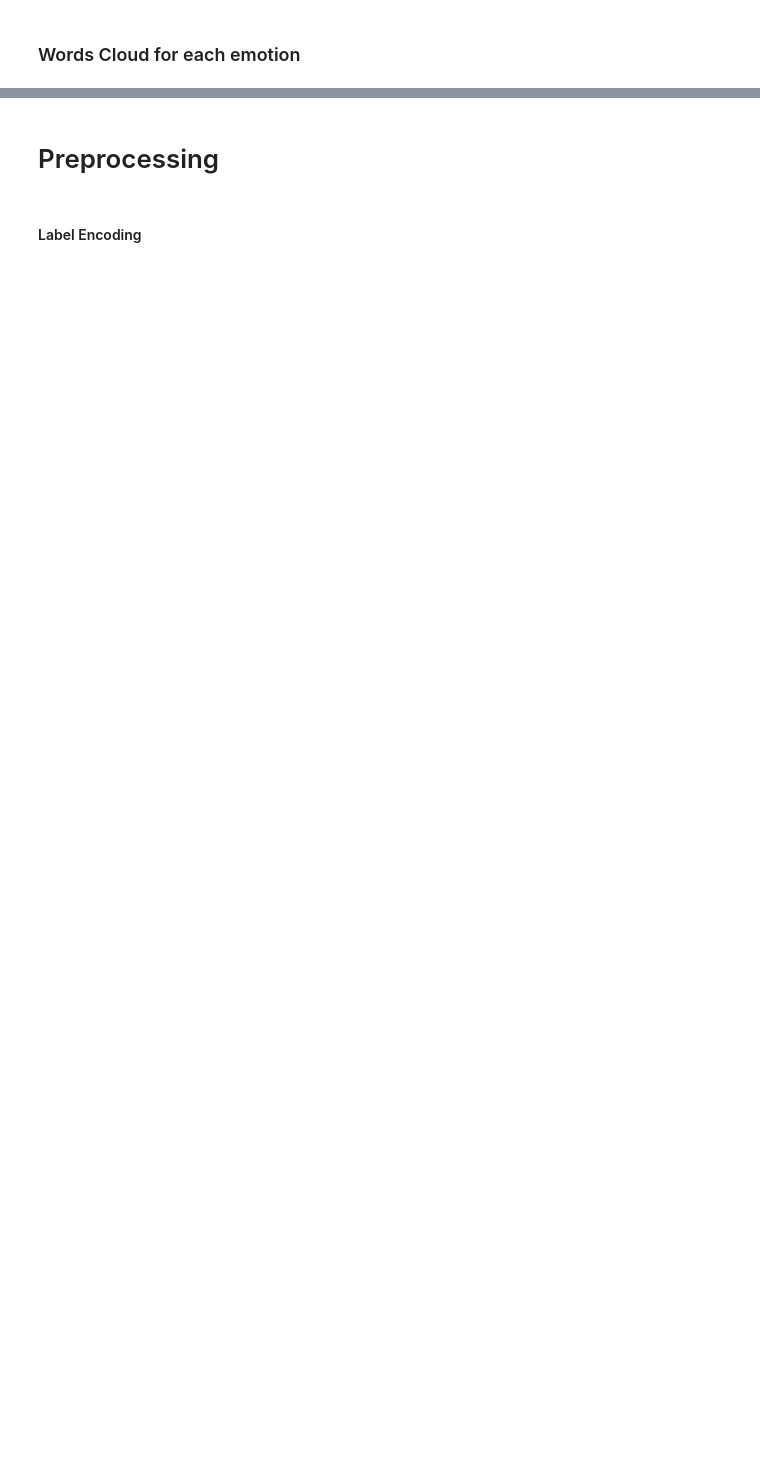
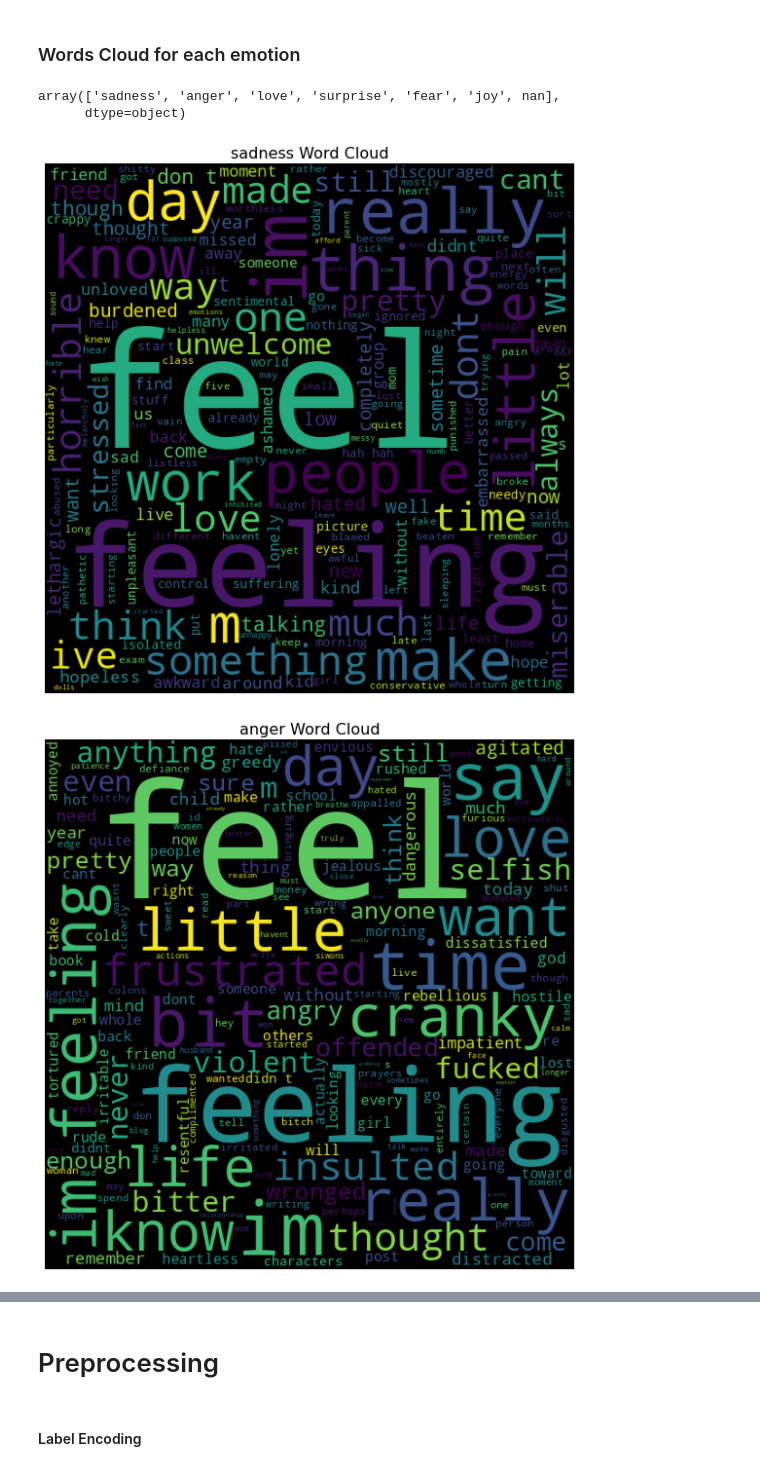
Before and after one commit to nkucek0619/smartjournal-AI, a Jupyter notebook: main.ipynb, the cells around one changed output, grey strips where cells are left out. Drawn from its saved outputs; the diff is of its cells as text; code cells hidden in the pictures; blank space fills up the shorter version.

```diff
--- a/main.ipynb
+++ b/main.ipynb
@@ -55,9 +55,9 @@ In the future I'll upload version 2 to try a different way with more complex mod
 # %% [markdown]
 # Import data
 # %%
-test_data = pd.read_csv("../input/emotions-dataset-for-nlp/test.txt", header=None, sep=";", names=["Comment","Emotion"], encoding="utf-8")
-train_data = pd.read_csv("../input/emotions-dataset-for-nlp/train.txt", header=None, sep=";", names=["Comment","Emotion"], encoding="utf-8")
-validation_data = pd.read_csv("../input/emotions-dataset-for-nlp/val.txt", header=None, sep=";", names=["Comment","Emotion"], encoding="utf-8")
+test_data = pd.read_csv("./test.txt", header=None, sep=";", names=["Comment","Emotion"], encoding="utf-8")
+train_data = pd.read_csv("./train.txt", header=None, sep=";", names=["Comment","Emotion"], encoding="utf-8")
+validation_data = pd.read_csv("./val.txt", header=None, sep=";", names=["Comment","Emotion"], encoding="utf-8")
 print("Train : ", train_data.shape)
 print("Test : ", test_data.shape)
 print("Validation : ", validation_data.shape)
@@ -88,8 +108,17 @@ def words_cloud(wordcloud, df):
 # %%
 emotions_list = train_data['Emotion'].unique()
 emotions_list
+# %% [output]
+array(['sadness', 'anger', 'love', 'surprise', 'fear', 'joy', nan],
+      dtype=object)
 # %%
 for emotion in emotions_list:
     text = ' '.join([sentence for sentence in train_data.loc[train_data['Emotion'] == emotion,'Comment']])
-    wordcloud = WordCloud(width = 600, height = 600).generate(text)
-    words_cloud(wordcloud, emotion)
+    try:
+        wordcloud = WordCloud(width = 600, height = 600).generate(text)
+        words_cloud(wordcloud, emotion)
+    except ValueError:
+        pass
+# %% [output]
+[figure, added]
+[figure, added]
```
Also changed, not shown: parts of 11 cells of this notebook, 1 other file.
